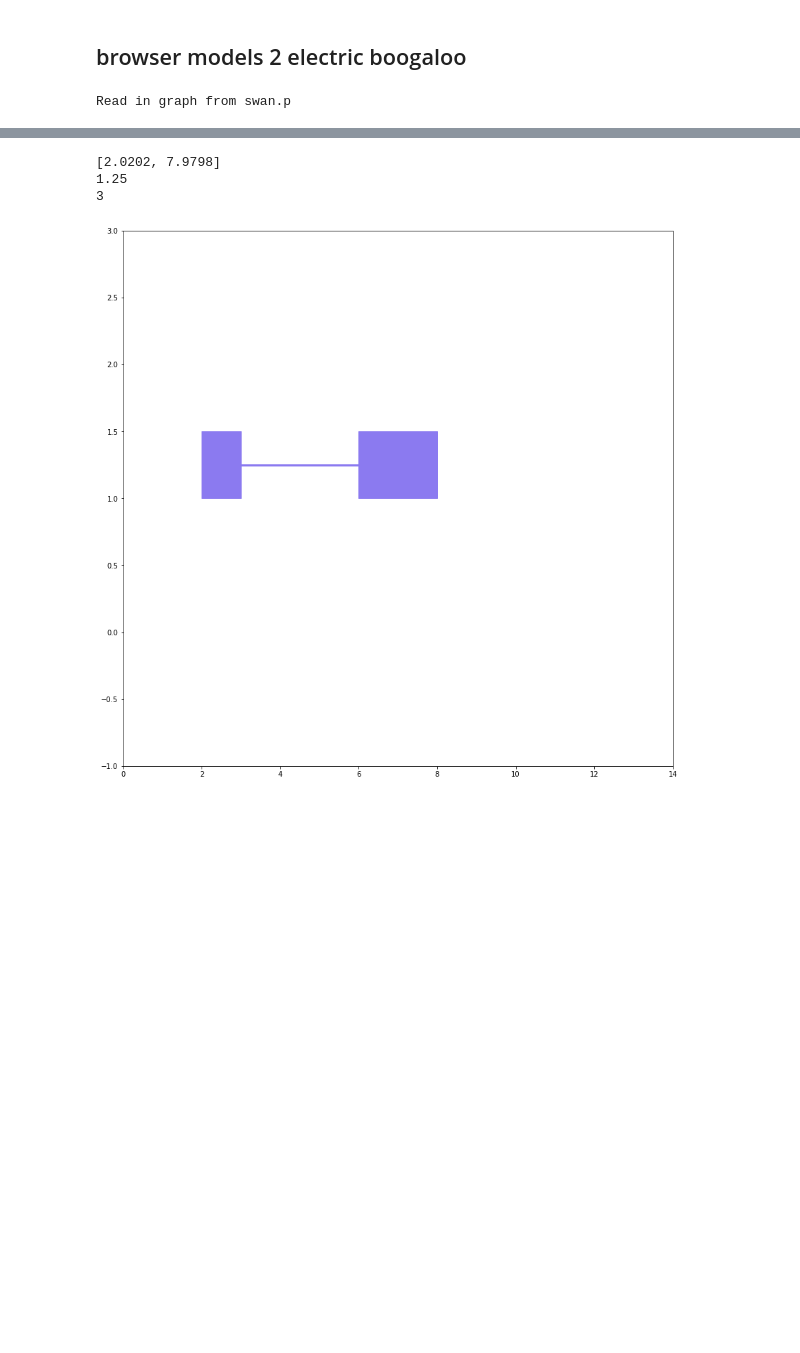
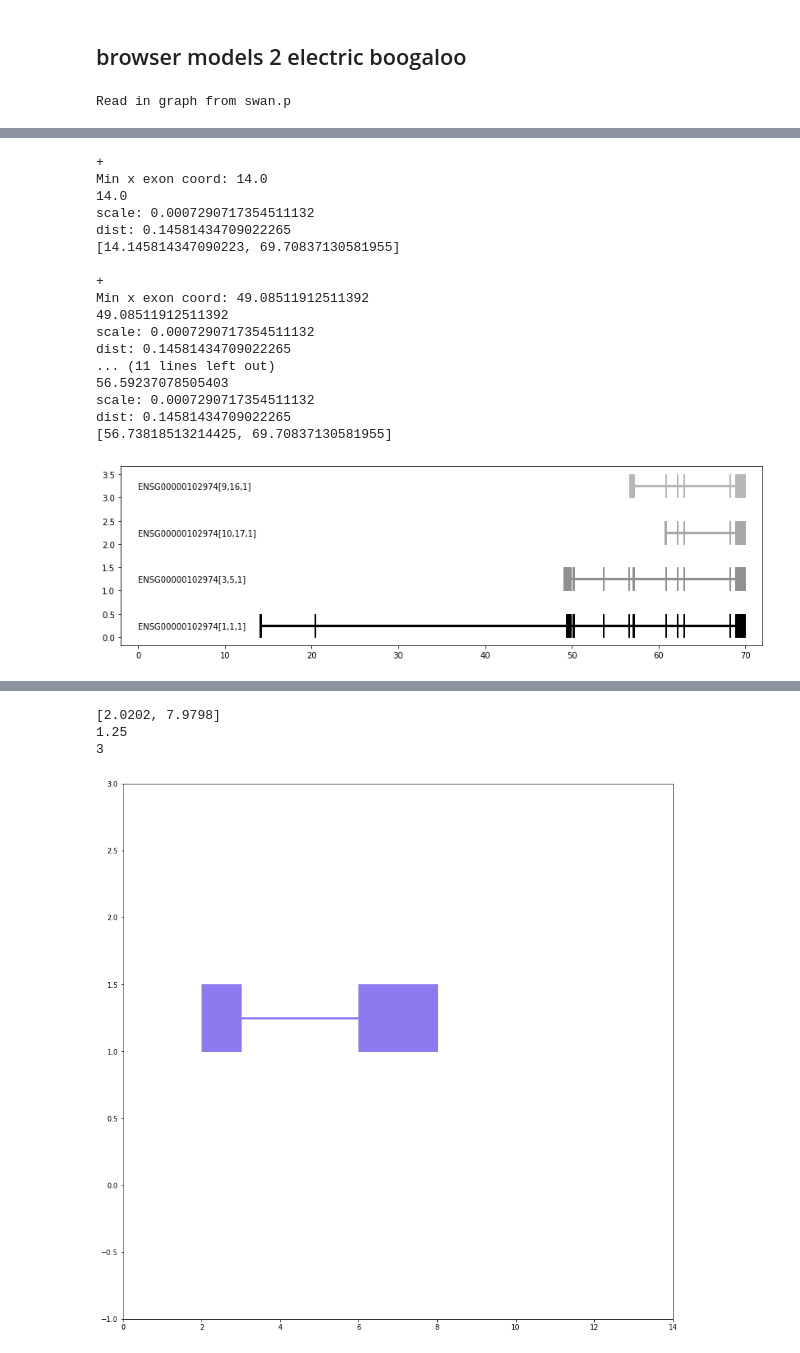
Before and after one commit to fairliereese/rnawg, a Jupyter notebook: lr_bulk/cerberus/swan/swan_dev.ipynb, the cells around one changed output, grey strips where cells are left out. Cells and saved outputs as stored; diff of their text form; code cells hidden in the pictures; blank space fills up the shorter version.

```diff
--- a/lr_bulk/cerberus/swan/swan_dev.ipynb
+++ b/lr_bulk/cerberus/swan/swan_dev.ipynb
@@ -25,0 +164,55 @@ color = '#8b7af0'
+# %%
+# CTCF, + strand gene
+
+tids = ['ENSG00000102974[1,1,1]','ENSG00000102974[3,5,1]',
+        'ENSG00000102974[10,17,1]','ENSG00000102974[9,16,1]']
+sample = 'vessels'
+obs_col = 'sample'
+
+# get tpm df
+tpm_df = swan.calc_tpm(sg.adata, obs_col=obs_col).sparse.to_dense()
+tpm_df = tpm_df.transpose()
+tpm_df = tpm_df.loc[tids, sample]
+
+# colormap definition
+light_shade = get_sector_colors()[0]['mixed']
+dark_shade = get_sector_colors()[0]['simple']
+cmap = mpl.colors.LinearSegmentedColormap.from_list('', [light_shade, dark_shade])
+
+
+plt.figure(1, figsize=(14, 4), frameon=False)
+ax = plt.gca()
+h = 0.5
+
+for i, tid in enumerate(tids):
+
+    # color by TPM
+    tpm = tpm_df[tid]
+    norm_val = (tpm-tpm_df.min())/(tpm_df.max()-tpm_df.min())
+    color = cmap(norm_val)
+
+    y = i
+    ax = browser_plot(sg, tid, y=i, x=14, h=h, w=56, color=color, ax=ax) # THIS DON"T WORK
+    # ax = browser_plot(sg, tid, y=i, h=h, w=56, ax=ax)
+
+    ax.text(0,i+(h/2), tid, verticalalignment='center')
+    plt.xlim((-2, 72))
+# %% [output]
++
+Min x exon coord: 14.0
+14.0
+scale: 0.0007290717354511132
+dist: 0.14581434709022265
+[14.145814347090223, 69.70837130581955]
+
++
+Min x exon coord: 49.08511912511392
+49.08511912511392
+scale: 0.0007290717354511132
+dist: 0.14581434709022265
+... (11 lines left out)
+56.59237078505403
+scale: 0.0007290717354511132
+dist: 0.14581434709022265
+[56.73818513214425, 69.70837130581955]
+[figure, added]
```
Also changed, not shown: parts of 6 cells of this notebook.
